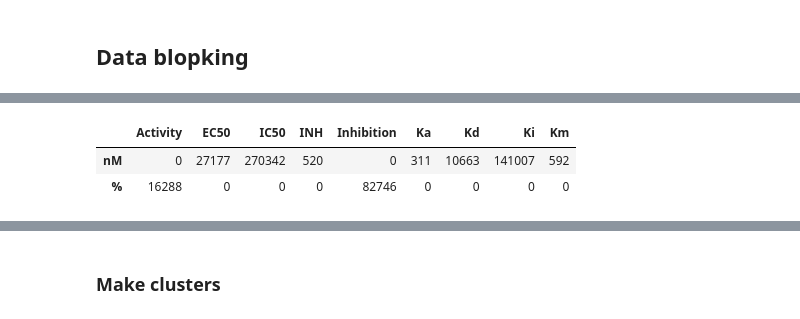
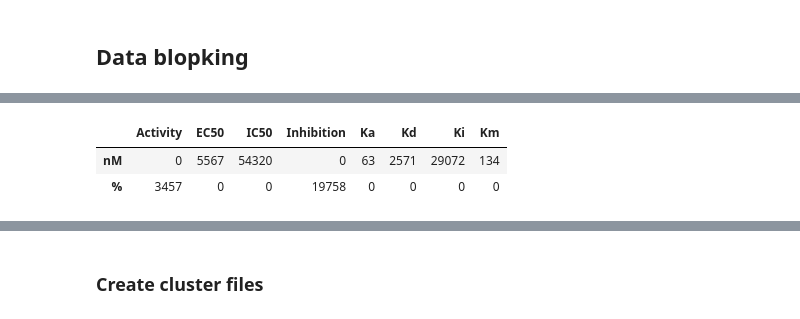
Before and after one commit to amrhamedp/PDBbind_ligand_based, a Jupyter notebook: ChEMBL_analysis.ipynb, the cells around one changed output, grey strips where cells are left out. Saved outputs shown, nothing was run; the diff lists cells and outputs as text; code cells hidden in the pictures.

```diff
--- a/ChEMBL_analysis.ipynb
+++ b/ChEMBL_analysis.ipynb
@@ -118,10 +90,11 @@ array([[<matplotlib.axes._subplots.AxesSubplot object at 0x...>,
 # %%
-all_bioact = chembl.find_all_bioact(good_ids, directory)
+all_bioact = chembl.find_all_type_of_bioact(uniprot_ids, directory)
 frequency_bioact = {}
 for bioact in all_bioact:
     frequency_bioact[bioact] = 0
 
-for uniprot_id in good_ids:
+for uniprot_id in uniprot_ids:
+
     f = os.path.join(directory, 'uniprot', 'chembl_%s.csv' % uniprot_id)
     data = pd.read_csv(f)
     for bioact in all_bioact:
@@ -129,7 +102,7 @@ for uniprot_id in good_ids:
         frequency_bioact[bioact] += (data['bioactivity_type'] == bioact).any()
 
 for bioact in all_bioact:
-    frequency_bioact[bioact] /= len(good_ids)
+    frequency_bioact[bioact] /= len(uniprot_ids)
 
 frequency_bioact = pd.DataFrame(frequency_bioact, index=['%']).T
 # %%
@@ -158,17 +131,17 @@ plt.plot(frequency_bioact['%'].values)
 # %%
-all_units = chembl.find_all_units(good_ids, directory)
+all_units = chembl.find_all_units(uniprot_ids, directory)
 frequency_units = {}
 for unit in all_units:
     frequency_units[unit] = 0
 
-for uniprot_id in good_ids:
+for uniprot_id in uniprot_ids:
     f = os.path.join(directory, 'uniprot', 'chembl_%s.csv' % uniprot_id)
     data = pd.read_csv(f)
     for unit in all_units:
         frequency_units[unit] += (data['units'] == unit).any()
 
 for unit in all_units:
-    frequency_units[unit] /= len(good_ids)
+    frequency_units[unit] /= len(uniprot_ids)
 
 frequency_units = pd.DataFrame(frequency_units, index=['%']).T
 # %%
@@ -197,8 +185,10 @@ plt.plot(frequency_units['%'].values)
 # %%
-bioactives = ['IC50', 'Ki', 'Inhibition', 'Kd', 'Activity', 'EC50', 'Km', 'Ka', 'INH']
+bioactives = ['IC50', 'Ki', 'Inhibition', 'Kd', 'Activity', 'EC50', 'Km', 'Ka']
+# No: Ratio, Ratio IC50, Selectivity
+# Yes: INH?
 units = ['nM', '%']
 # %%
-for uniprot_id in good_ids:
+for uniprot_id in uniprot_ids:
 
     f = os.path.join(directory, 'uniprot', 'chembl_%s.csv' % uniprot_id)
     data = pd.read_csv(f)
@@ -238,10 +228,10 @@ def table_type_unit(uniprot_id, directory, all_act_type, all_units):
 
         return pd.DataFrame(count, index=all_units)
 # %%
-type_unit = sum([table_type_unit(uniprot_id, directory, bioactives, units) for uniprot_id in good_ids])
+type_unit = sum([table_type_unit(uniprot_id, directory, bioactives, units) for uniprot_id in uniprot_ids])
 type_unit
 # %% [output]
-|  | Activity | EC50 | IC50 | INH | Inhibition | Ka | Kd | Ki | Km |
-| nM | 0 | 27177 | 270342 | 520 | 0 | 311 | 10663 | 141007 | 592 |
-| % | 16288 | 0 | 0 | 0 | 82746 | 0 | 0 | 0 | 0 |
+|  | Activity | EC50 | IC50 | Inhibition | Ka | Kd | Ki | Km |
+| nM | 0 | 5567 | 54320 | 0 | 63 | 2571 | 29072 | 134 |
+| % | 3457 | 0 | 0 | 19758 | 0 | 0 | 0 | 0 |
 # %%
@@ -254,7 +244,7 @@ pd.read_csv('/home/paulina/IBB/all/uniprot/chembl_A9JQL9.csv').head()
 | 3 | A9JQL9 | CHEMBL561057 | CC(=CCC\C(=C\CNCCNC1C2CC3CC(CC1C3... | IC50 | = | 100000.0 | nM |
 | 4 | A9JQL9 | CHEMBL561057 | CC(=CCC\C(=C\CNCCNC1C2CC3CC(CC1C3... | Ki | = | 360.0 | nM |
 # %% [markdown]
-<h3>Make clusters</h3>
+<h3>Create cluster files</h3>
 # %%
 for cluster in set(data_pdb['cluster_id'].tolist()):
     idx = data_pdb.index[data_pdb['cluster_id'] == cluster]
```
Also changed, not shown: parts of 29 cells of this notebook, 1 other file.
